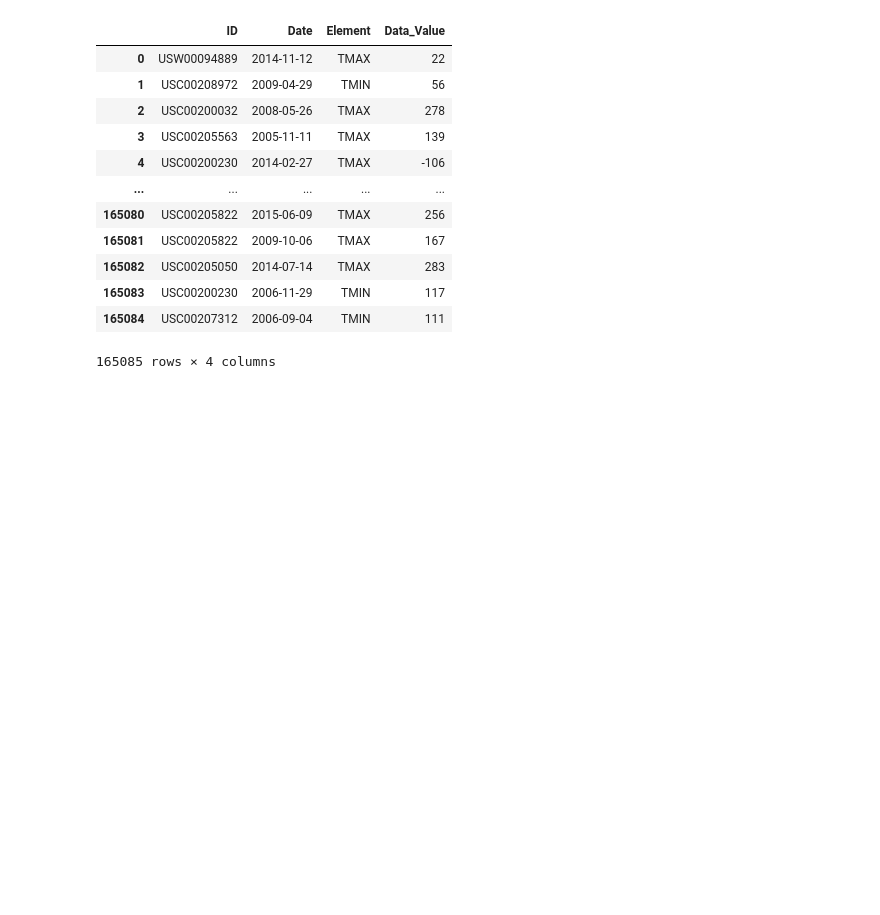
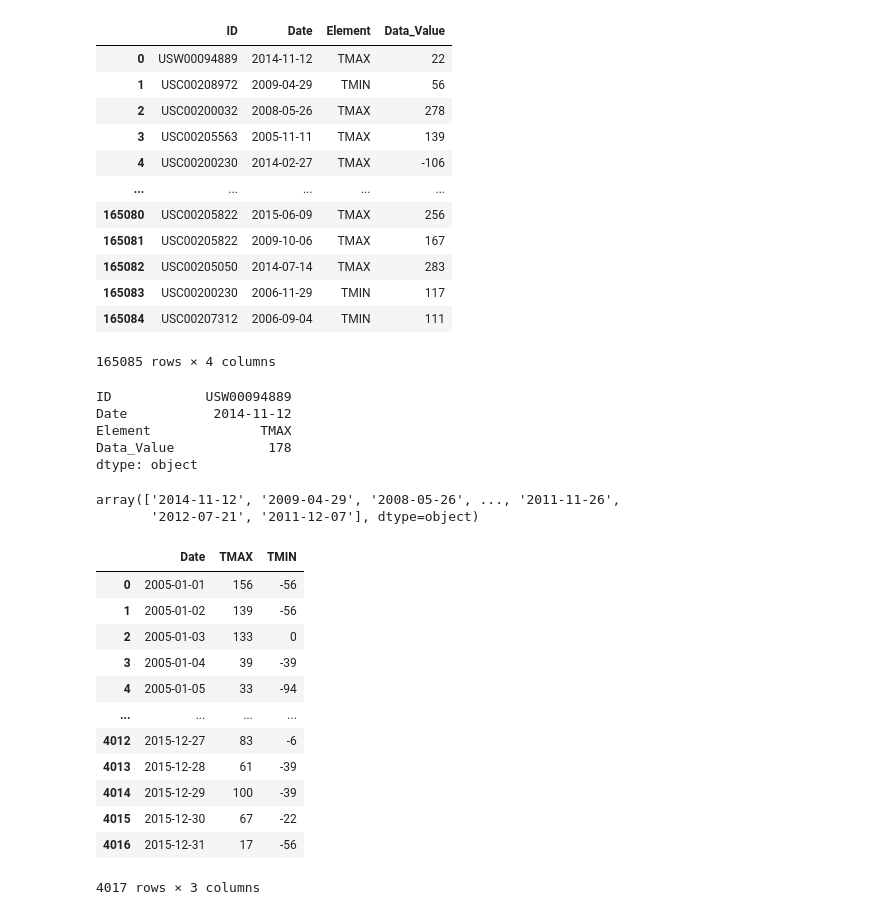
Before and after one commit to maab2198/applied_ds_python, a Jupyter notebook: Assignment2.ipynb, the cells around one changed output. Saved outputs shown, nothing was run; the diff lists cells and outputs as text; code cells hidden in the pictures; blank space fills up the shorter version.

```diff
--- a/Assignment2.ipynb
+++ b/Assignment2.ipynb
@@ -108,0 +111,13 @@ df
+# %%
+df[df['Date']=="2014-11-12"][df['Element'] =='TMAX'].max()
+# %% [output]
+ID            USW00094889
+Date           2014-11-12
+Element              TMAX
+Data_Value            178
+dtype: object
+# %%
+df['Date'].unique()
+# %% [output]
+array(['2014-11-12', '2009-04-29', '2008-05-26', ..., '2011-11-26',
+       '2012-07-21', '2011-12-07'], dtype=object)
@@ -108,0 +134,18 @@ df
+# %%
+res = res.reset_index()
+res['Date']= pd.to_datetime(res['Date'])
+res
+# %% [output]
+|  | Date | TMAX | TMIN |
+| 0 | 2005-01-01 | 156 | -56 |
+| 1 | 2005-01-02 | 139 | -56 |
+| 2 | 2005-01-03 | 133 | 0 |
+| 3 | 2005-01-04 | 39 | -39 |
+| 4 | 2005-01-05 | 33 | -94 |
+| ... | ... | ... | ... |
+| 4012 | 2015-12-27 | 83 | -6 |
+| 4013 | 2015-12-28 | 61 | -39 |
+| 4014 | 2015-12-29 | 100 | -39 |
+| 4015 | 2015-12-30 | 67 | -22 |
+| 4016 | 2015-12-31 | 17 | -56 |
+4017 rows × 3 columns
```
Also changed, not shown: parts of 11 cells of this notebook.
